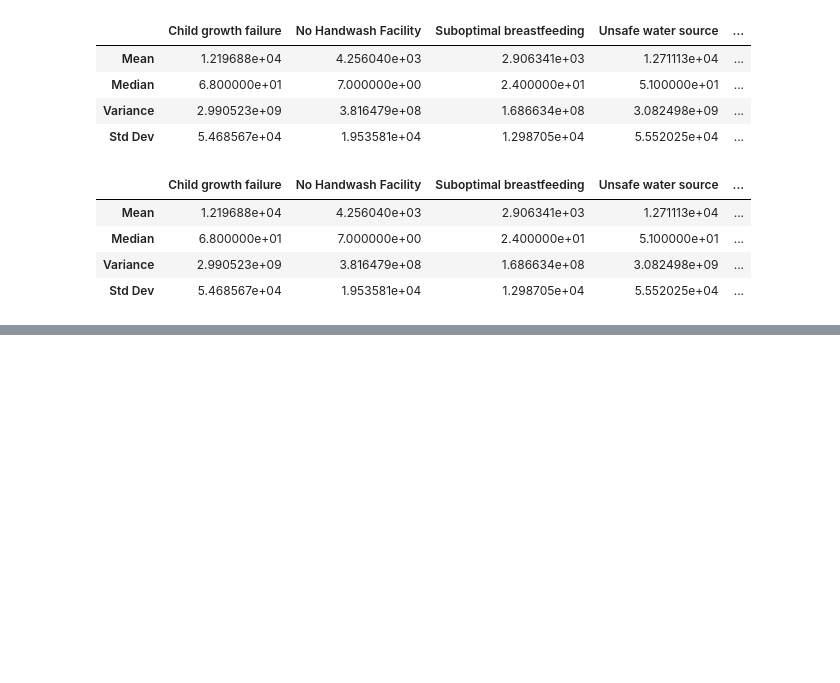
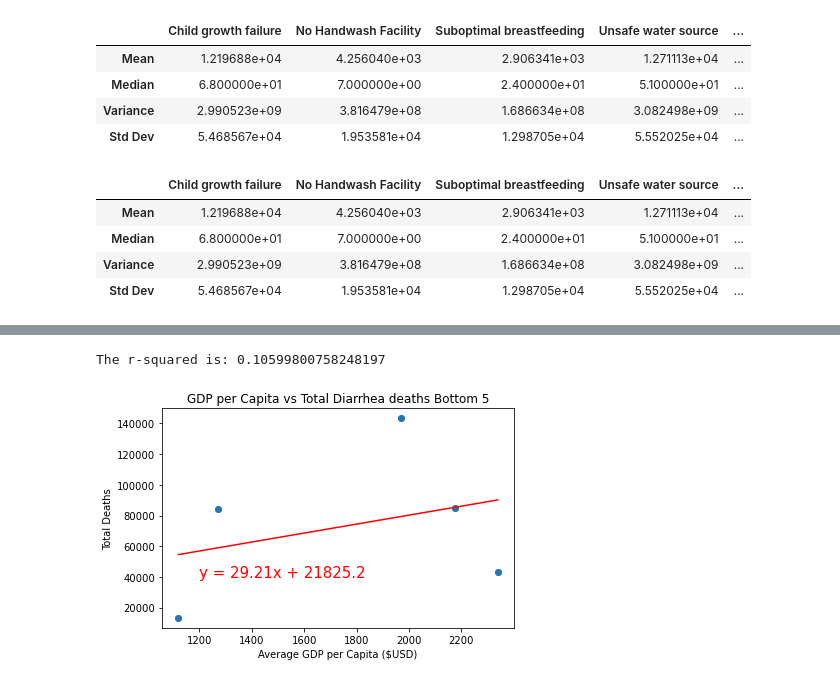
Before and after one commit to RHockley/Project-1-Water-Source-Mortality, a Jupyter notebook: Work_Folder/Visuals.ipynb, the cells around one changed output, grey strips where cells are left out. Drawn from its saved outputs; the diff is of its cells as text; code cells hidden in the pictures; blank space fills up the shorter version.

```diff
--- a/Work_Folder/Visuals.ipynb
+++ b/Work_Folder/Visuals.ipynb
@@ -1014,0 +1032,5 @@ ssdf.to_csv("../sources/summary_table.csv", index=True, header = True)
+# %%
+low_gdp = group_all.copy()
+low_gdp_s = low_gdp.sort_values(["GDP per capita (US$)"])
+low = low_gdp_s.head(5)
+low
@@ -1014,0 +1045,22 @@ ssdf.to_csv("../sources/summary_table.csv", index=True, header = True)
+# %%
+plt.figure()
+plt.scatter(low["GDP per capita (US$)"],low["Total Deaths"], marker="o", color="silver")
+plt.title("GDP per Capita vs Total Diarrhea deaths Bottom 5")
+plt.xlabel("Average GDP per Capita ($USD)")
+plt.ylabel("Total Deaths")
+plt.tight_layout()
+
+x_values = low["GDP per capita (US$)"]
+y_values = low["Total Deaths"]
+(slope, intercept, rvalue, pvalue, stderr) = linregress(x_values, y_values)
+regress_values = x_values * slope + intercept
+line_eq = "y = " + str(round(slope,2)) + "x + " + str(round(intercept,2))
+plt.scatter(x_values,y_values)
+plt.plot(x_values, regress_values,"r-")
+plt.annotate(line_eq,(1200, 40000),fontsize=15,color="red")
+print(f"The r-squared is: {rvalue**2}")
+
+plt.savefig("../Visuals/Scatters/lowvGDP.png")
+# %% [output]
+The r-squared is: 0.10599800758248197
+[figure, added]
```
Also changed, not shown: parts of 29 cells of this notebook, 11 other files.
